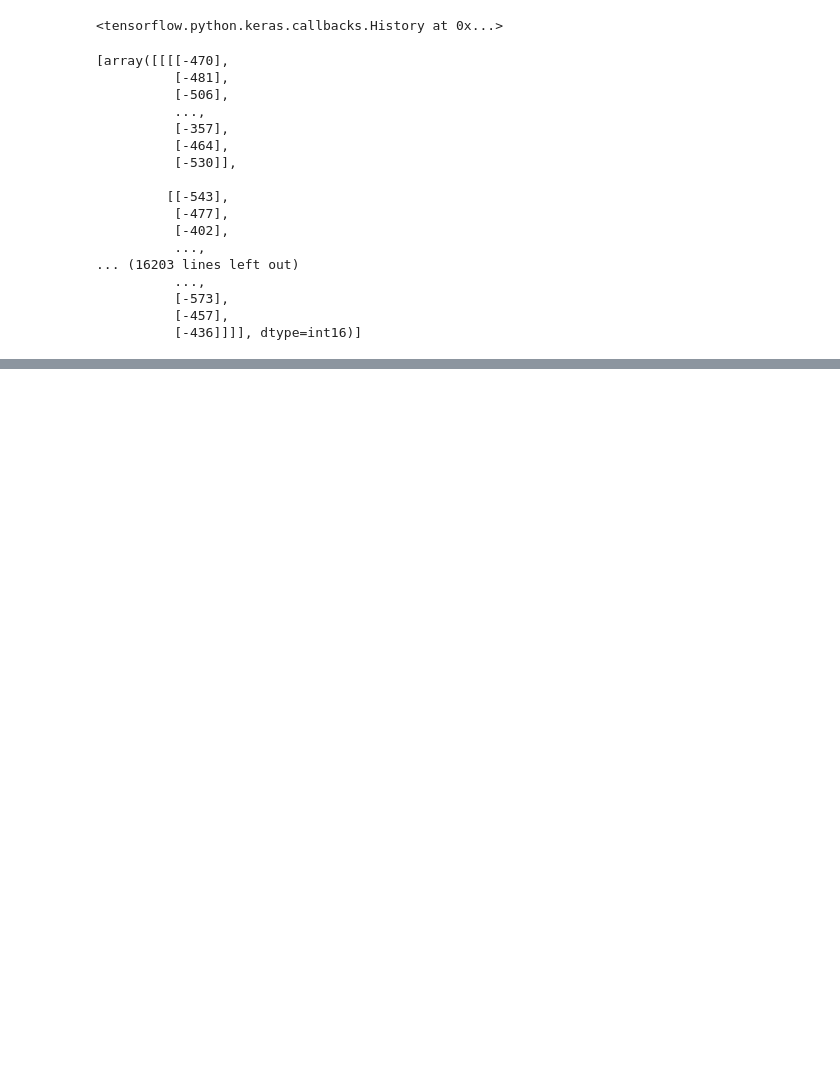
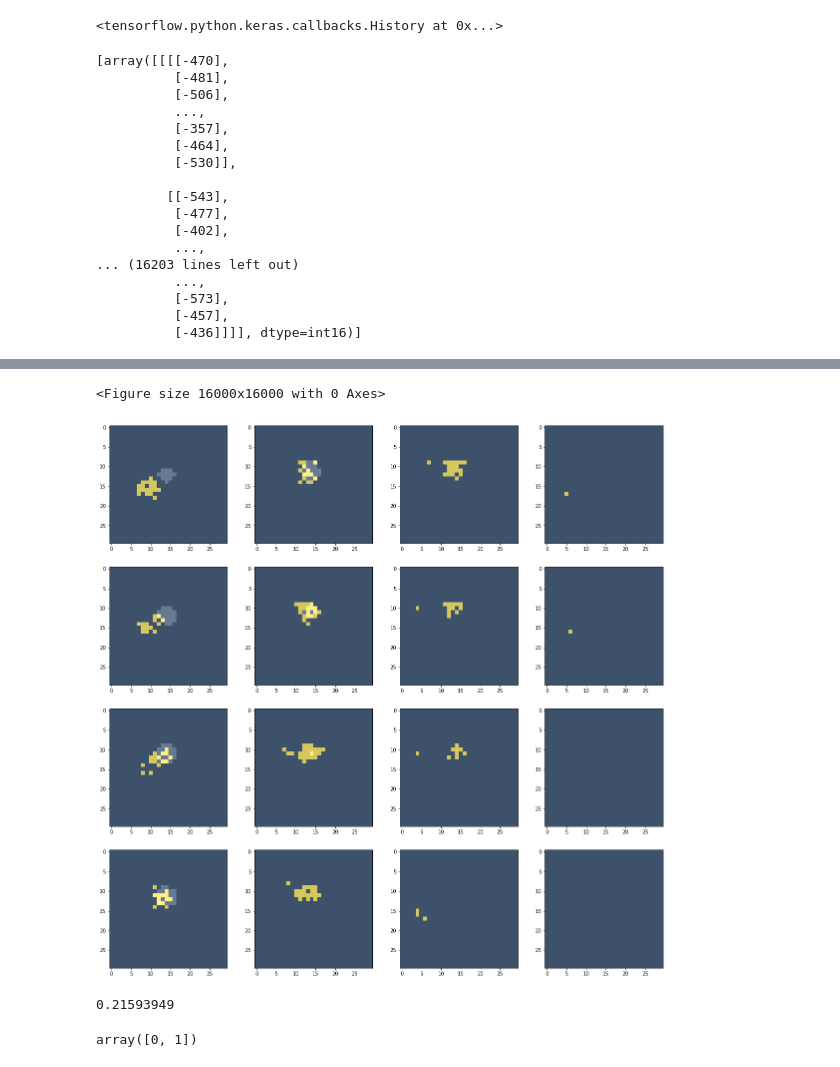
Before and after one commit to DalasNoin/aneurysm-segment, a Jupyter notebook: tf-experiment.ipynb, the cells around one changed output, grey strips where cells are left out. Drawn from its saved outputs; the diff is of its cells as text; code cells hidden in the pictures; blank space fills up the shorter version.

```diff
--- a/tf-experiment.ipynb
+++ b/tf-experiment.ipynb
@@ -158,7 +152,18 @@ y = data.extract_pixel_arrays(Y_files)
+# %%
+def conv_auto_model():
+    model = tf.keras.models.Sequential()
+    model.add(Conv3D(filters=10,kernel_size=3,strides=1,padding="same", activation="relu"))
+    model.add(Conv3D(filters=10,kernel_size=3,strides=1,padding="same", activation="relu"))
+    model.add(Conv3D(filters=1,kernel_size=3,strides=1,padding="same", activation="sigmoid"))
+    model.compile(optimizer='adam',
+              loss='categorical_crossentropy',
+              metrics=['accuracy'])
+    return model
 # %%
-ad = preprocessing.AneurysmData(PATH)
+#ad = preprocessing.AneurysmData(PATH,size=(30,30,30))
 model = conv_auto_model()
 x = ad.correct_shape(ad.images)
 y = ad.correct_shape(ad.masks)
-model.fit(x,x,batch_size=10,epochs=10)
+
+model.fit(x,y,batch_size=10,epochs=100,validation_split=0.1)
 # %% [output]
@@ -185,3 +187 @@ Epoch 10/10
 <tensorflow.python.keras.callbacks.History at 0x...>
-# %%
-x = [(arr -np.nanmean(arr))/np.std(arr) for arr in x]
@@ -193,0 +188,27 @@ x
+# %%
+result = model.predict(x[105:]).reshape((30,30,30))
+# %%
+import matplotlib.pyplot as plt
+N=4
+image = ad.masks[0]
+mask = result > 0.65
+plt.figure(dpi=800)
+plt.rcParams['figure.figsize'] = [20,20]
+fig, ax = plt.subplots(nrows=N, ncols=N)
+for i in range(N):
+    for j in range(N):
+        im = image[i+j*N+5,:,:]
+        m = mask[i+j*N+5,:,:]
+        ax[i,j].imshow(im,alpha=0.4,cmap="Greys_r",vmin=0,vmax=1)
+        ax[i,j].imshow(m,alpha=0.6, cmap="cividis",vmin=0,vmax=1)
+# %% [output]
+<Figure size 16000x16000 with 0 Axes>
+[figure, added]
+# %%
+np.max(result)
+# %% [output]
+0.21593949
+# %%
+np.unique(ad.masks)
+# %% [output]
+array([0, 1])
```
Also changed, not shown: parts of 7 cells of this notebook, 6 other files.
